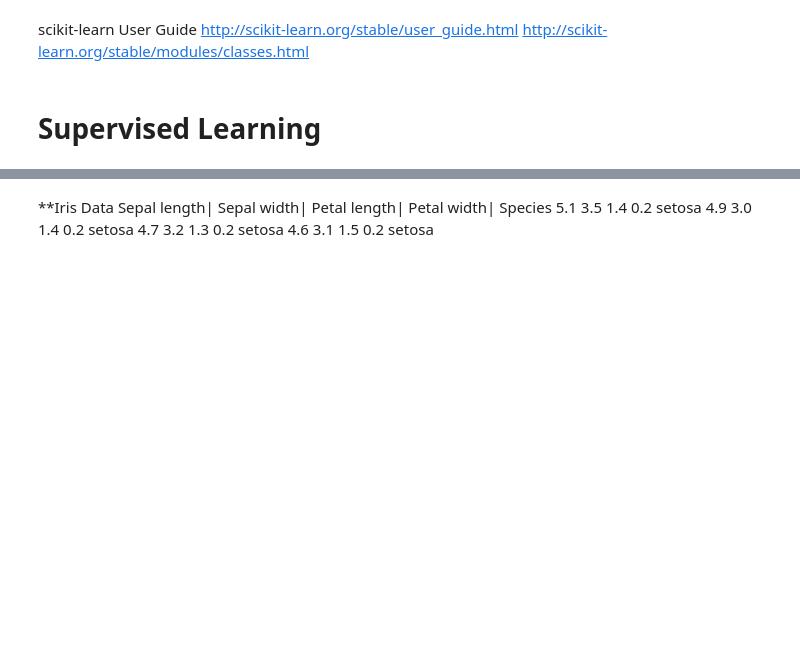
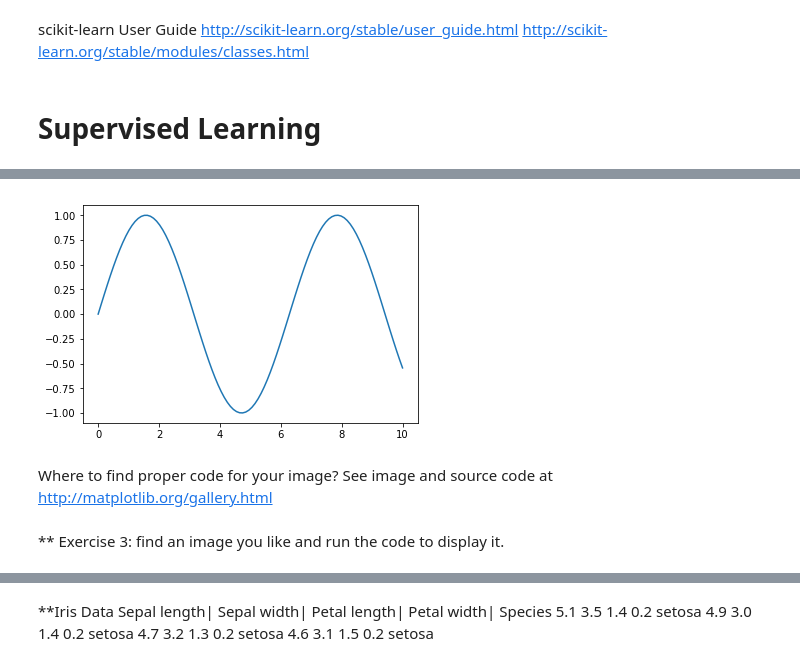
Before and after one commit to clemsonciti/introToML, a Jupyter notebook: supervised+learning.ipynb, the cells around one changed output, grey strips where cells are left out. Saved outputs shown, nothing was run; the diff lists cells and outputs as text; code cells hidden in the pictures; blank space fills up the shorter version.

```diff
--- a/supervised+learning.ipynb
+++ b/supervised+learning.ipynb
@@ -6,0 +175,12 @@ http://scikit-learn.org/stable/modules/classes.html
+# %%
+#np.linspace(start, stop, num=50, endpoint=True, retstep=False, dtype=None)
+#Returns num evenly spaced samples, calculated over the interval [start, stop]
+x = np.linspace(0, 10, 100)
+plt.plot(x, np.sin(x))
+plt.show()
+# %% [output]
+[figure, added]
+# %% [markdown]
+Where to find proper code for your image? See image and source code at http://matplotlib.org/gallery.html
+# %% [markdown]
+** Exercise 3: find an image you like and run the code to display it.
```
Also changed, not shown: parts of 98 cells of this notebook.
